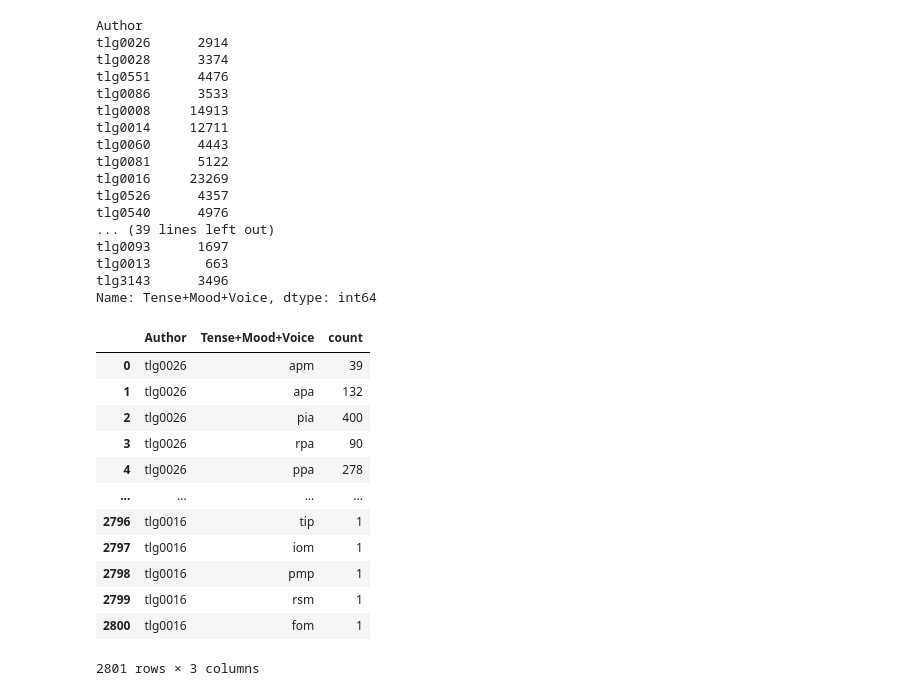
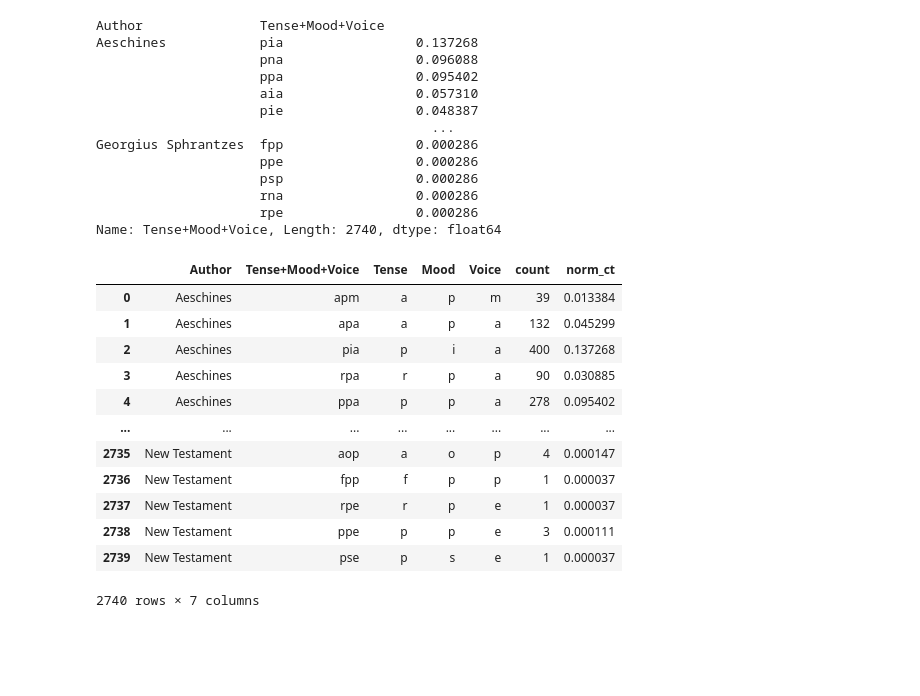
Before and after one commit to bellahwang/treebankstats, a Jupyter notebook: UpdatedStats.ipynb, the cells around one changed output. Cells and saved outputs as stored; diff of their text form; code cells hidden in the pictures; blank space fills up the shorter version.

```diff
--- a/UpdatedStats.ipynb
+++ b/UpdatedStats.ipynb
@@ -15,7 +15,7 @@ tenses = {'p':'present','f':'future', 'i':'imperfect','a':'aorist','r':'perfect'
 voices = {'a':'active','m':'middle','p':'passive', 'i':'imperfect','e':'middle-passive'}
 moods = {'i':'indicative','s':'subjunctive', 'o':'optative','m':'imperative','p':'participle','n':'infinitive'}
 
-authinfo = {}
+authinfo = defaultdict()
 authinfo['tlg0011'] = 'Sophocles,-497,-406,poetry,drama'
 authinfo['tlg1220'] = 'Batrachomyomachia,-100,-1,poetry,hexameter'
 authinfo['tlg0013'] = 'Homeric Hymns,-650,-450,poetry,hexameter'
@@ -67,6 +67,9 @@ authinfo['tlg0093'] = 'Theophrastus,-371,-287,prose,philosophy'
 authinfo['tlg0012'] = 'Homer,-775c,-700c,poetry,hexameter'
 authinfo['tlg0031'] = 'New Testament,80,100,prose,bible'
 authinfo['tlg3143'] = 'Georgius Sphrantzes,1480,1050,prose,history'
+authinfo['papyri']  = 'papyri'
+authinfo['Chilia']  = ''
+authinfo['Pedalion'] = ''
 # %%
 # change ROOT to local root
 #ROOT = "c:\\Users\\bella\\OneDrive\\Documents"
@@ -95,6 +99,7 @@ def cleanFiles(FILENAME):
         f = re.sub('λέγω3','λέγω', str(f))
         f = re.sub('part-of-speech="(.)." morphology="(........).."','postag="\g<1>\g<2>"', str(f))
         f = re.sub("(word|id|form|lemma|postag|relation|head)='([^']+)'",'\g<1>="\g<2>"', str(f))
+        f = re.sub('postag="--------', 'postag="---------', f)
 # %%
 searchfiles = []
 searchfiles = addfiles(GORPATH, searchfiles)
@@ -248,6 +311,6 @@ searchfiles = addfiles(PROPATH, searchfiles)
 DFList = []
 for i in searchfiles:
 #print(i)
-    data = findTLG(i)
-    df = pd.DataFrame(data, columns = ['Author', 'Form', 'Lemma', 'Tense', 'Mood', 'Voice', 'Tense+Mood+Voice','POStag'])
+    data = findVerbs(i)
+    df = pd.DataFrame(data, columns = ['Author', 'AuthorTLG', 'WorkTLG', 'Form', 'Lemma', 'Tense', 'Mood', 'Voice', 'Tense+Mood+Voice','POStag'])
     DFList.append(df)
@@ -275,2 +340,5 @@ print(master_df)
+# %%
+master_df['Author'].replace('', np.nan, inplace=True)
+master_df.dropna(subset=['Author'], inplace=True)
 # %%
 #general verb counts
@@ -291,39 +359,37 @@ Name: Tense+Mood+Voice, Length: 142, dtype: int64
 # %%
 # verb counts
-master_df.groupby("Author", sort=False)["Tense+Mood+Voice"].count()
+master_df.groupby("Author", sort=False)["Tense+Mood+Voice"].value_counts(normalize = True)
 # %% [output]
-Author
-tlg0026      2914
-tlg0028      3374
-tlg0551      4476
-tlg0086      3533
-tlg0008     14913
-tlg0014     12711
-tlg0060      4443
-tlg0081      5122
-tlg0016     23269
-tlg0526      4357
-tlg0540      4976
-... (39 lines left out)
-tlg0093      1697
-tlg0013       663
-tlg3143      3496
-Name: Tense+Mood+Voice, dtype: int64
+Author               Tense+Mood+Voice
+Aeschines            pia                 0.137268
+                     pna                 0.096088
+                     ppa                 0.095402
+                     aia                 0.057310
+                     pie                 0.048387
+                                           ...
+Georgius Sphrantzes  fpp                 0.000286
+                     ppe                 0.000286
+                     psp                 0.000286
+                     rna                 0.000286
+                     rpe                 0.000286
+Name: Tense+Mood+Voice, Length: 2740, dtype: float64
 # %%
 # verb counts based on tense+mood+voice
-verbFormCt = master_df.groupby(["Author", "Tense+Mood+Voice"], sort=False)["Tense+Mood+Voice"].size().reset_index(name='count')
+verbFormCt = master_df.groupby(["Author", "Tense+Mood+Voice", "Tense", "Mood", "Voice"], sort=False)["Tense+Mood+Voice"].size().reset_index(name='count')
+
+verbFormCt['norm_ct'] = verbFormCt['count'] / verbFormCt.groupby("Author")['count'].transform('sum')
 verbFormCt
 # %% [output]
-|  | Author | Tense+Mood+Voice | count |
-| 0 | tlg0026 | apm | 39 |
-| 1 | tlg0026 | apa | 132 |
-| 2 | tlg0026 | pia | 400 |
-| 3 | tlg0026 | rpa | 90 |
-| 4 | tlg0026 | ppa | 278 |
-| ... | ... | ... | ... |
-| 2796 | tlg0016 | tip | 1 |
-| 2797 | tlg0016 | iom | 1 |
-| 2798 | tlg0016 | pmp | 1 |
-| 2799 | tlg0016 | rsm | 1 |
-| 2800 | tlg0016 | fom | 1 |
+|  | Author | Tense+Mood+Voice | Tense | Mood | Voice | count | norm_ct |
+| 0 | Aeschines | apm | a | p | m | 39 | 0.013384 |
+| 1 | Aeschines | apa | a | p | a | 132 | 0.045299 |
+| 2 | Aeschines | pia | p | i | a | 400 | 0.137268 |
+| 3 | Aeschines | rpa | r | p | a | 90 | 0.030885 |
+| 4 | Aeschines | ppa | p | p | a | 278 | 0.095402 |
+| ... | ... | ... | ... | ... | ... | ... | ... |
+| 2735 | New Testament | aop | a | o | p | 4 | 0.000147 |
+| 2736 | New Testament | fpp | f | p | p | 1 | 0.000037 |
+| 2737 | New Testament | rpe | r | p | e | 1 | 0.000037 |
+| 2738 | New Testament | ppe | p | p | e | 3 | 0.000111 |
+| 2739 | New Testament | pse | p | s | e | 1 | 0.000037 |
-2801 rows × 3 columns
+2740 rows × 7 columns
```
Also changed, not shown: parts of 17 cells of this notebook, 2 other files.
